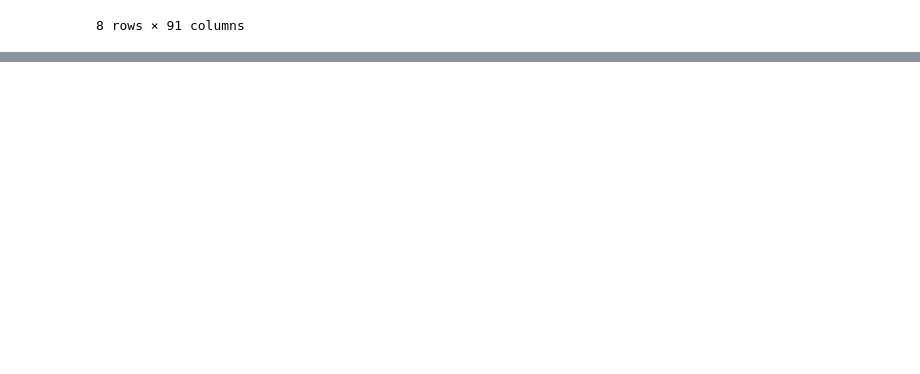
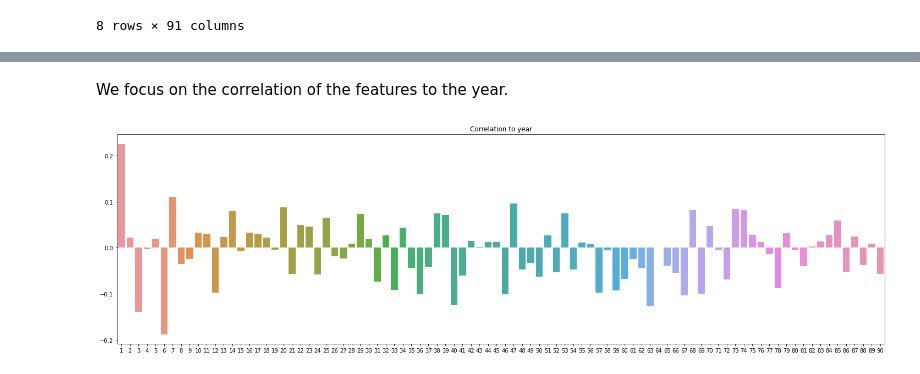
Before and after one commit to acharruey/YearPredictionMSD-Machine-Learning, a Jupyter notebook: FinalProject.ipynb, the cells around one changed output, grey strips where cells are left out. Cells and saved outputs as stored; diff of their text form; code cells hidden in the pictures; blank space fills up the shorter version.

```diff
--- a/FinalProject.ipynb
+++ b/FinalProject.ipynb
@@ -37,0 +52,2 @@ df.describe()
+# %%
+df.rename(columns={0:'year'}, inplace=True)
@@ -37,0 +207,6 @@ df.describe()
+# %%
+# Correlation between the release year and features
+corr = df.corr()
+fig, ax = plt.subplots(figsize=(10,10))
+plt.title("Correlation")
+sns.heatmap(corr, square=True);
@@ -37,0 +215,8 @@ df.describe()
+# %% [markdown]
+We focus on the correlation of the features to the year.
+# %%
+fig, ax = plt.subplots(figsize=(25,7))
+sns.barplot(corr['year'][1:].index,corr['year'][1:].values)
+plt.title('Correlation to year');
+# %% [output]
+[figure, added]
```
Also changed, not shown: parts of 22 cells of this notebook.
